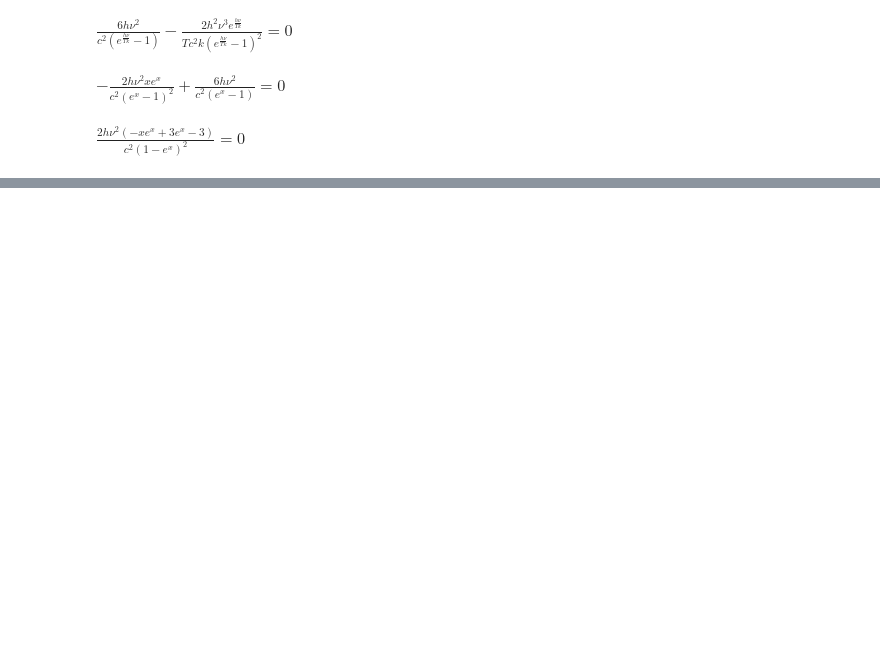
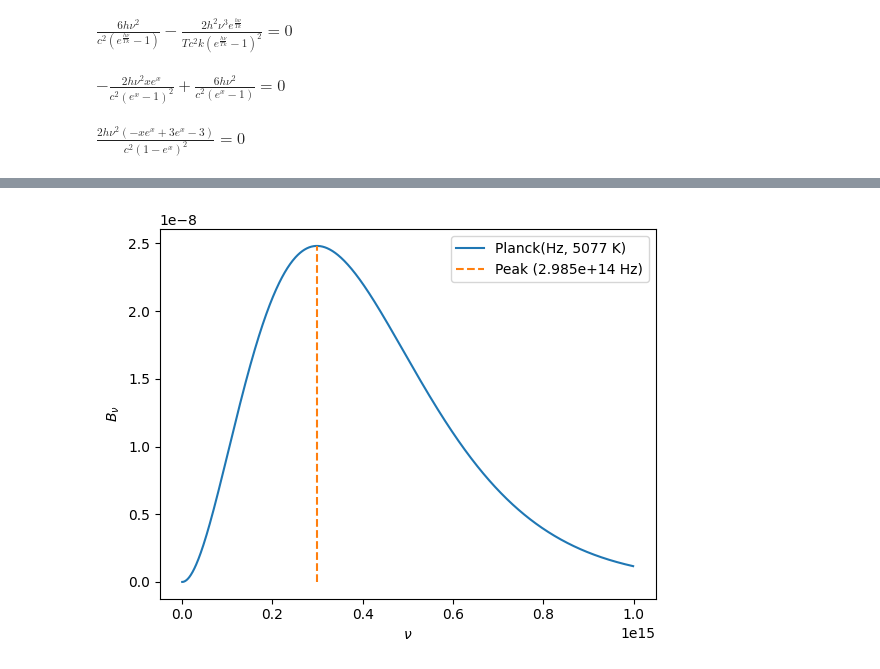
Before and after one commit to OliverEvans96/planck-integral, a Jupyter notebook: NumericalBenchmarks.ipynb, the cells around one changed output, grey strips where cells are left out. Drawn from its saved outputs; the diff is of its cells as text; code cells hidden in the pictures; blank space fills up the shorter version.

```diff
--- a/NumericalBenchmarks.ipynb
+++ b/NumericalBenchmarks.ipynb
@@ -112,0 +160,4 @@ mpf('21735125.479427616162099082456733700601438688200739144')
+# %%
+produce_benchmarks(data_path, T=5077)
+# %% [output]
+[figure, added]
```
Also changed, not shown: parts of 30 cells of this notebook.
